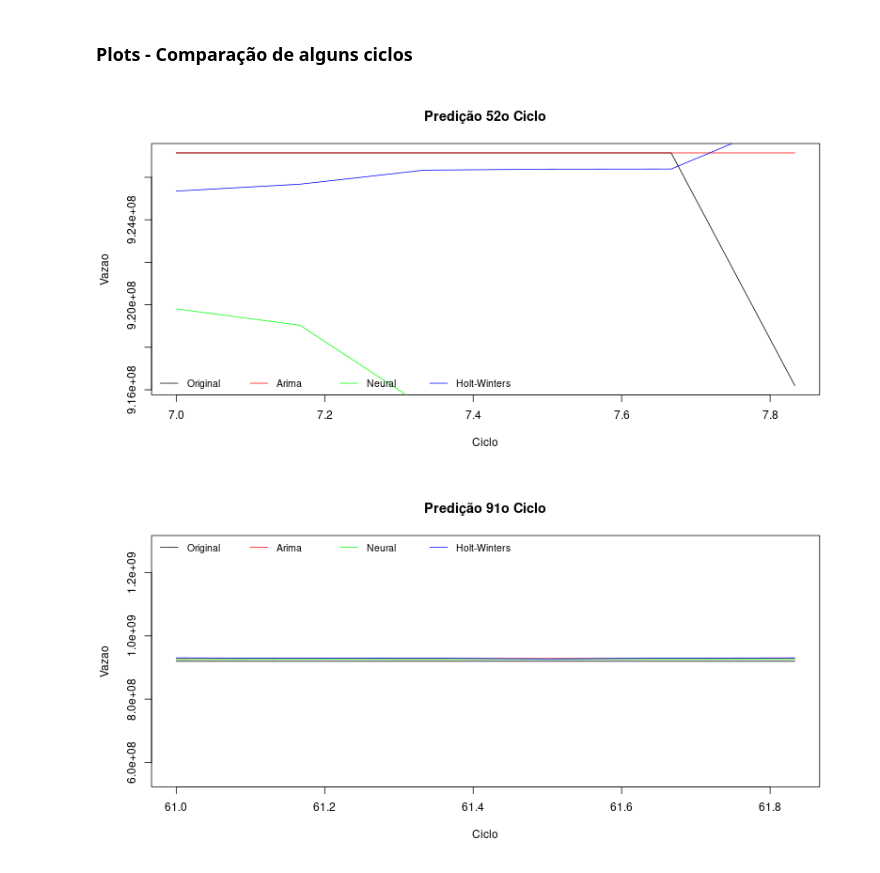
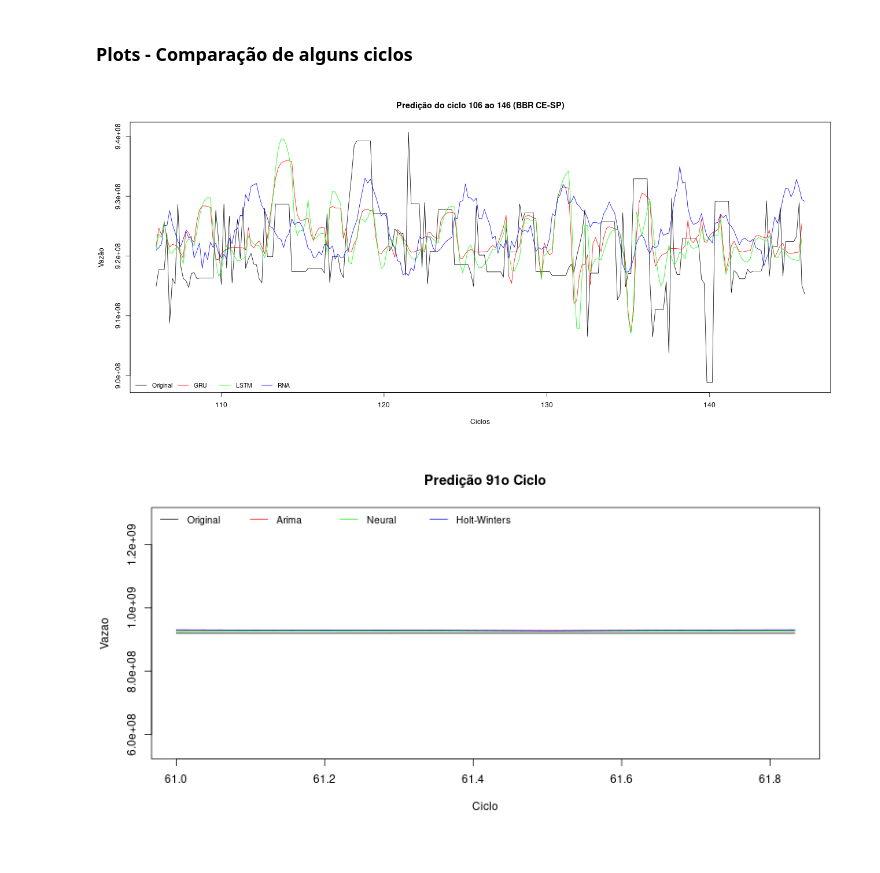
Before and after one commit to LarcesUece/UECE-RNP-PMon2022, a Jupyter notebook: BBR_CE-SP.ipynb, the cells around one changed output. Drawn from its saved outputs; the diff is of its cells as text; code cells hidden in the pictures.

Commit message:
prev images

```diff
--- a/BBR_CE-SP.ipynb
+++ b/BBR_CE-SP.ipynb
@@ -191,2 +189,11 @@ FileNotFoundError: [Errno 2] No such file or directory: 'datasets vazao/sem outl
+# %%
+Ts_pred_GRU = pd.read_csv('./predicoes vazao/GRU/bbr/prediction_plot_bbr_CE-SP_GRU.csv')
+Ts_pred_LTSM = pd.read_csv('./predicoes vazao/LTSM/bbr/prediction_plot_bbr_CE-SP_LSTM.csv')
+# %%
+%%R -i Ts_pred_GRU -i Ts_pred_LTSM
+
+Ts_pred_GRU = ts(Ts_pred_GRU, start = c(106,1), frequency = 6)
+
+Ts_pred_LTSM = ts(Ts_pred_LTSM, start = c(106,1), frequency = 6)
 # %%
 # Remoção de erros em torno da média
@@ -207,7 +213,7 @@ for i in range(len(Ts_Original)):
 
 Ts_Original_R = Ts_Original
 
-Ts_Original_View_R = tsclean(ts(Ts_Original_R, start = c(1,1), end= c(1,900), frequency = 6))
+Ts_Original_View_R = ts(Ts_Original_R, start = c(1,1), end= c(1,900), frequency = 6)
 
 plot(Ts_Original_View_R, main = "Vazão CE-SP BBR - 21/10 - Sem outliers", ylab = "Vazão")
 # %% [output]
@@ -494,3 +359,7 @@ mytsTest139 = window(Ts_Original_View_R, start = c(139,1), end = c(139,6))
+# %%
+%%R
+
+mytsTest106 = window(Ts_Original_View_R, start = c(106,1), end = c(145,6))
 # %% [markdown]
 ### FAC
 # %%
@@ -1114,16 +989,18 @@ plot(prevNeural6)
 # %% [markdown]
 ### Plots - Comparação de alguns ciclos
 # %%
-%%R -w 800 -h 400
+%%R -w 1300 -h 600
 
-plot(mytsTest7, main= "Predição 52o Ciclo", xlab="Ciclo", ylab="Vazao")
-lines(prevArima6$mean, col="red")
-lines(prevNeural6$mean, col="green")
-lines(prevHoltETS6$mean, col="blue")
-legend("bottomleft", legend = c("Original", "Arima", "Neural","Holt-Winters"),
+minimo = min(c(mytsTest106, Ts_pred_GRU, Ts_pred_LTSM, prevNeural105$mean)) - 1000
+maximo = max(c(mytsTest106, Ts_pred_GRU, Ts_pred_LTSM, prevNeural105$mean)) + 1000
+plot(mytsTest106, main= "Predição do ciclo 106 ao 146 (BBR CE-SP)", xlab="Ciclos", ylab="Vazāo", ylim=c(minimo, maximo), lwd=2)
+lines(Ts_pred_GRU, col="red", border="orange")
+lines(Ts_pred_LTSM, col="green")
+lines(prevNeural105$mean, col="blue")
+legend("bottomleft", legend = c("Original", "GRU", "LSTM","RNA"),
        col = c("black", "red","green","blue"), lty=1:1, cex=0.87, bty = "n", horiz=T)
 # %% [output]
-[figure, old version]
+[figure, new version]
 # %%
 %%R -w 800 -h 400
 
```
Also changed, not shown: parts of 14 cells of this notebook, 43 other files.
